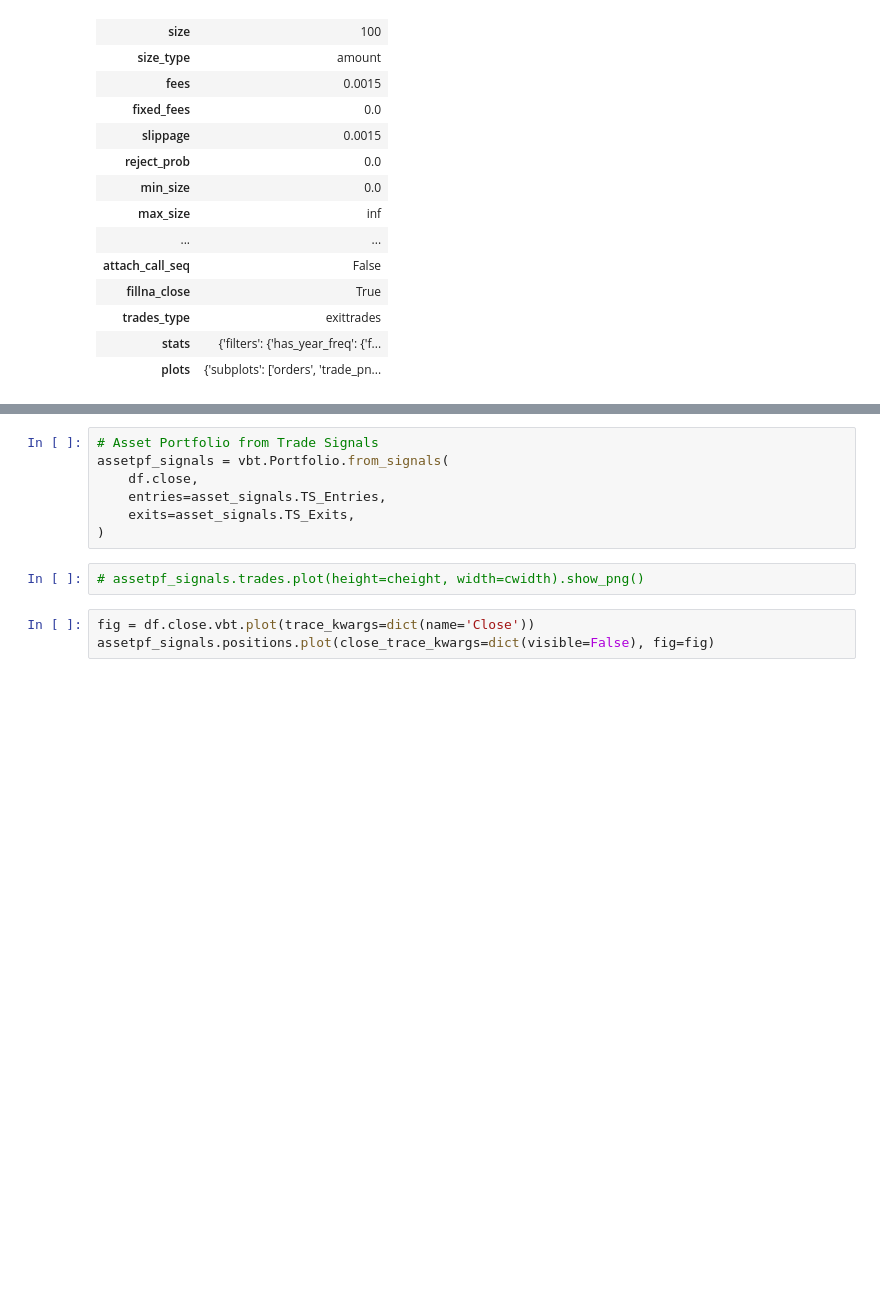
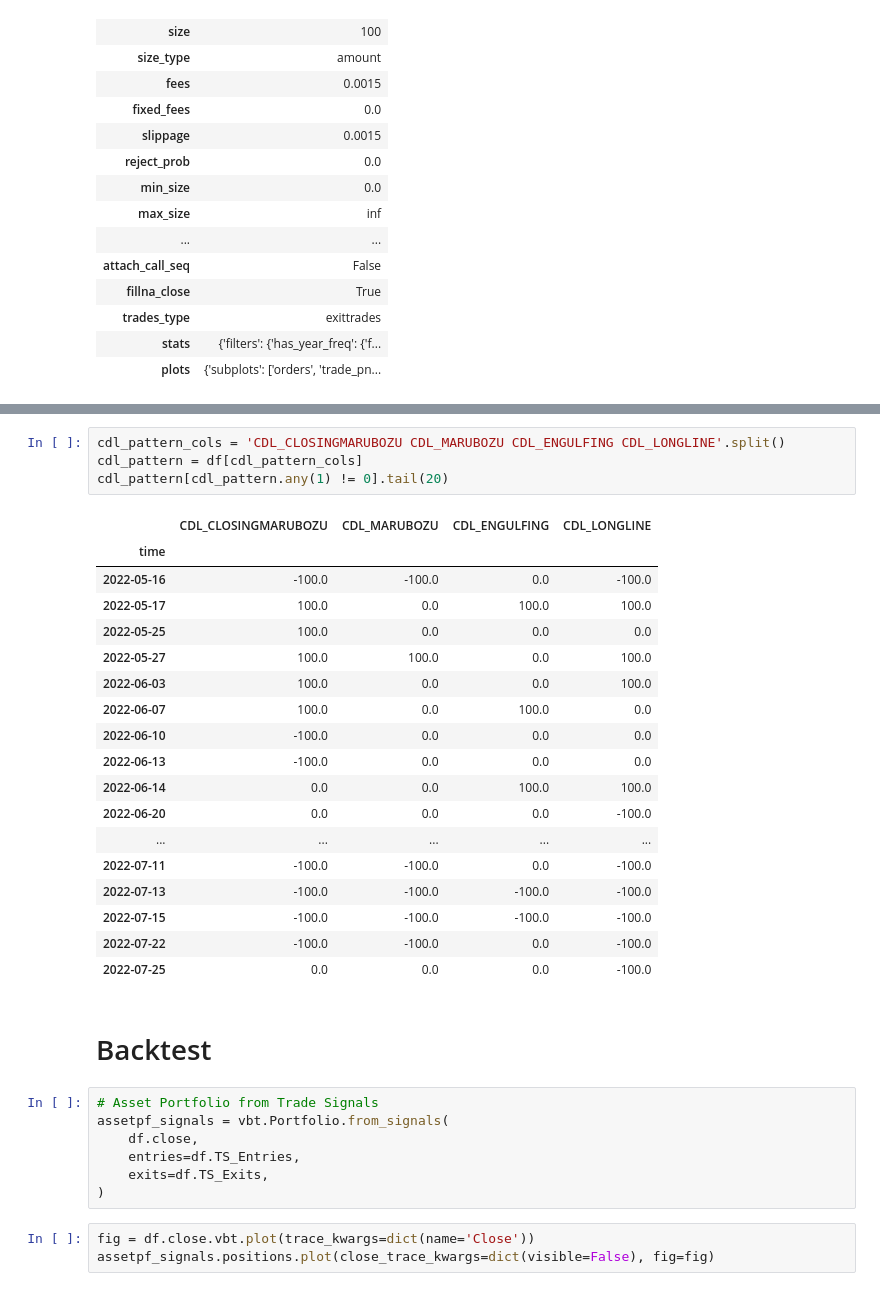
Before and after one commit to minhmanminhman/stock-env, a Jupyter notebook: notebooks/test_vectorbt.ipynb, the cells around one changed output, grey strips where cells are left out. Drawn from its saved outputs; the diff is of its cells as text; blank space fills up the shorter version.

```diff
--- a/notebooks/test_vectorbt.ipynb
+++ b/notebooks/test_vectorbt.ipynb
@@ -91,12 +100,35 @@ asset_signals.tail()
+# %%
+cdl_pattern_cols = 'CDL_CLOSINGMARUBOZU CDL_MARUBOZU CDL_ENGULFING CDL_LONGLINE'.split()
+cdl_pattern = df[cdl_pattern_cols]
+cdl_pattern[cdl_pattern.any(1) != 0].tail(20)
+# %% [output]
+|  | CDL_CLOSINGMARUBOZU | CDL_MARUBOZU | CDL_ENGULFING | CDL_LONGLINE |
+| time |  |  |  |  |
+| 2022-05-16 | -100.0 | -100.0 | 0.0 | -100.0 |
+| 2022-05-17 | 100.0 | 0.0 | 100.0 | 100.0 |
+| 2022-05-25 | 100.0 | 0.0 | 0.0 | 0.0 |
+| 2022-05-27 | 100.0 | 100.0 | 0.0 | 100.0 |
+| 2022-06-03 | 100.0 | 0.0 | 0.0 | 100.0 |
+| 2022-06-07 | 100.0 | 0.0 | 100.0 | 0.0 |
+| 2022-06-10 | -100.0 | 0.0 | 0.0 | 0.0 |
+| 2022-06-13 | -100.0 | 0.0 | 0.0 | 0.0 |
+| 2022-06-14 | 0.0 | 0.0 | 100.0 | 100.0 |
+| 2022-06-20 | 0.0 | 0.0 | 0.0 | -100.0 |
+| ... | ... | ... | ... | ... |
+| 2022-07-11 | -100.0 | -100.0 | 0.0 | -100.0 |
+| 2022-07-13 | -100.0 | -100.0 | -100.0 | -100.0 |
+| 2022-07-15 | -100.0 | -100.0 | -100.0 | -100.0 |
+| 2022-07-22 | -100.0 | -100.0 | 0.0 | -100.0 |
+| 2022-07-25 | 0.0 | 0.0 | 0.0 | -100.0 |
+# %% [markdown]
+# Backtest
 # %%
 # Asset Portfolio from Trade Signals
 assetpf_signals = vbt.Portfolio.from_signals(
     df.close,
-    entries=asset_signals.TS_Entries,
-    exits=asset_signals.TS_Exits,
+    entries=df.TS_Entries,
+    exits=df.TS_Exits,
 )
-# %%
-# assetpf_signals.trades.plot(height=cheight, width=cwidth).show_png()
 # %%
 fig = df.close.vbt.plot(trace_kwargs=dict(name='Close'))
 assetpf_signals.positions.plot(close_trace_kwargs=dict(visible=False), fig=fig)
```
Also changed, not shown: parts of 7 cells of this notebook, 1 other file.
